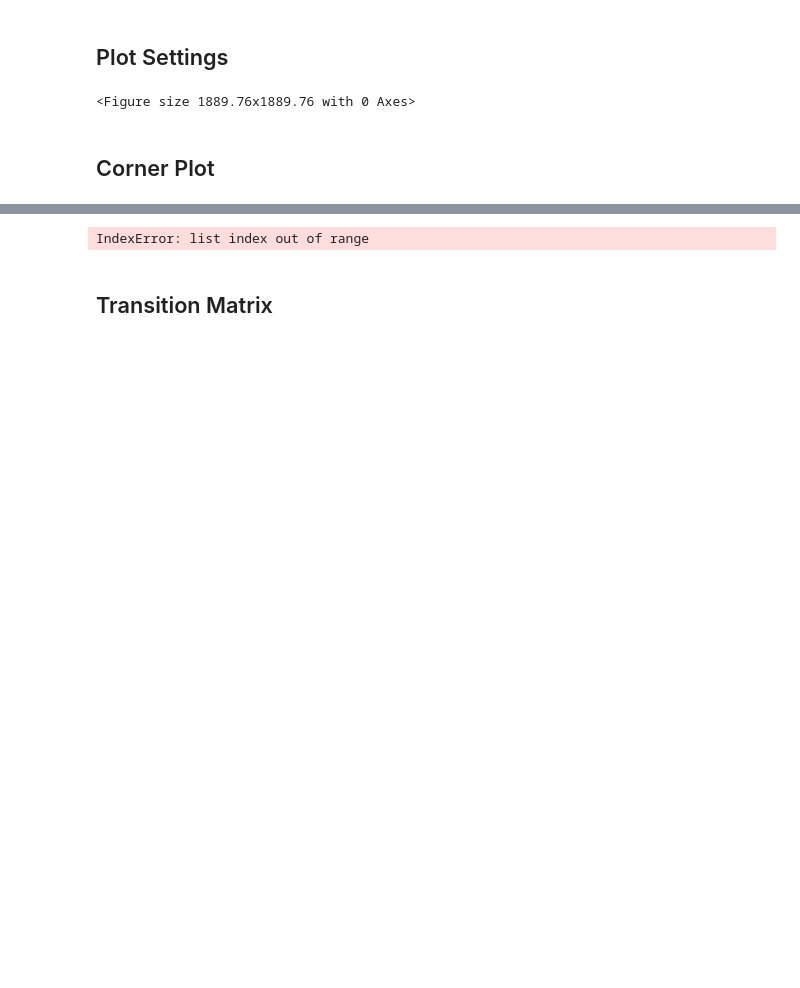
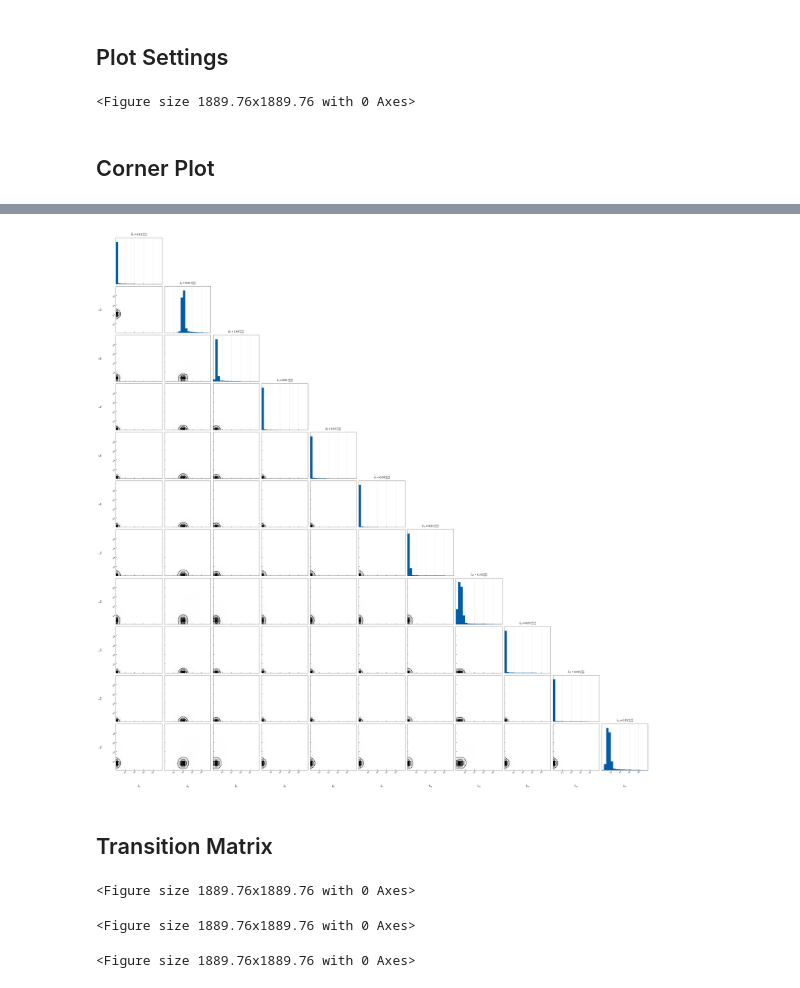
Before and after one commit to lfranceschetti/lymph_model_comparison, a Jupyter notebook: notebooks/plotting.ipynb, the cells around one changed output, grey strips where cells are left out. Drawn from its saved outputs; the diff is of its cells as text; code cells hidden in the pictures; blank space fills up the shorter version.

Commit message:
Find smallest graph

```diff
--- a/notebooks/plotting.ipynb
+++ b/notebooks/plotting.ipynb
@@ -33,8 +33,3 @@ mean_late_p = np.mean(np.array(late_p_samples), axis=0)
 # %% [output]
 Loading patients of late T-stage
 Loading patients of early T-stage
-# %%
-
-
-spread = np.array([sample[:-1] for sample in samples_HMM])
-print(spread.shape)
@@ -71,8 +64,8 @@ def set_size(width="single", unit="cm", ratio="golden"):
 
     return (width, height)
 
-labels = [,r"$\tilde{b}_1$", r"$\tilde{b}_2$", r"$\tilde{b}_3$",
-          r"$\tilde{b}_4$", r"$\tilde{b}_5$",r"$\tilde{b}_7$",
+labels = [r"$\tilde{b}_1$", r"$\tilde{b}_2$", r"$\tilde{b}_3$",
+          r"$\tilde{b}_4$", r"$\tilde{b}_5$", r"$\tilde{b}_7$",
           r"$\tilde{t}_{21}$", r"$\tilde{t}_{23}$", r"$\tilde{t}_{25}$", r"$\tilde{t}_{27}$", r"$\tilde{t}_{36}$"]
 
 
@@ -108,7 +101,7 @@ halfGray_halfGreenToRed = ListedColormap(tmp)
 # %% [markdown]
 ## Corner Plot
 # %%
-corner.corner(spread, labels=labels, smooth=True, fig=fig,
+corner.corner(spread, labels=labels, smooth=True,
               hist_kwargs={'histtype': 'stepfilled', 'color': usz_blue},
               **{'plot_datapoints': False, 'no_fill_contours': True,
                  "density_cmap": white_to_blue.reversed(),
@@ -142,13 +137,15 @@ WARNING:root:Too few points to create valid contours
-IndexError: list index out of range
+[figure, added]
 # %% [markdown]
 ## Transition Matrix
 # %%
 
 # modify the transition matrix for nicer coloring
-mod_A = -1 * np.ones_like(extended_systm.A)
-for key, nums in extended_systm.mask.items():
-    for i in nums:
-        mod_A[key, i] = extended_systm.A[key, i]
+# mod_A = -1 * np.ones_like(extended_systm.A)
+# for key, nums in extended_systm.mask.items():
+#     for i in nums:
+#         mod_A[key, i] = extended_systm.A[key, i]
+
+mod_A = extended_systm.transition_matrix
 
 # Divide the Matrix into three submatrices
 x_values = [extended_systm.state_list[:32],extended_systm.state_list[32:], extended_systm.state_list[32:]]
@@ -179,3 +176,7 @@ for k , val in enumerate(x_values):
     plt.savefig(f"../plots/transition_matrix{name[k]}.png", dpi=300, bbox_inches="tight")
     plt.savefig(f"../plots/transition_matrix{name[k]}.svg", bbox_inches="tight")
     plt.clf()
+# %% [output]
+<Figure size 1889.76x1889.76 with 0 Axes>
+<Figure size 1889.76x1889.76 with 0 Axes>
+<Figure size 1889.76x1889.76 with 0 Axes>
```
Also changed, not shown: parts of 2 cells of this notebook, 2 other files.
